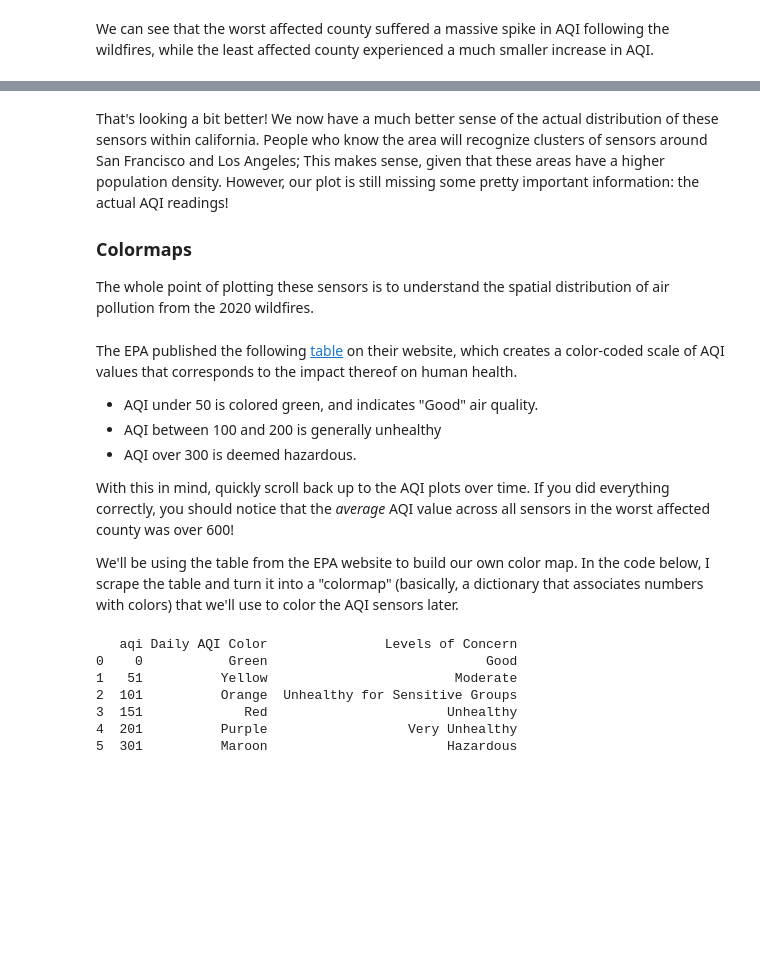
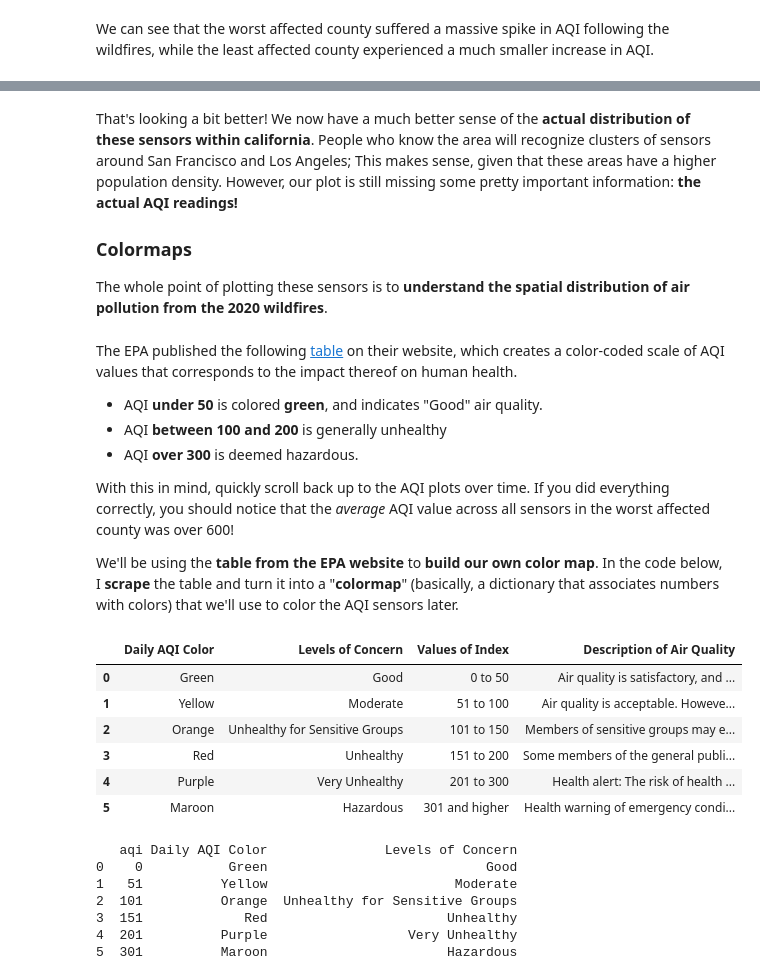
Before and after one commit to awenroberts/QM2, a Jupyter notebook: Copy_of_W3_spatial_data.ipynb, the cells around one changed output, grey strips where cells are left out. Cells and saved outputs as stored; diff of their text form; code cells hidden in the pictures; blank space fills up the shorter version.

```diff
--- a/Copy_of_W3_spatial_data.ipynb
+++ b/Copy_of_W3_spatial_data.ipynb
@@ -482,17 +458,30 @@ ImportError: dlopen(/Users/ollieballinger/miniconda3/envs/geo/lib/python3.9/site
 # %% [markdown]
-That's looking a bit better! We now have a much better sense of the actual distribution of these sensors within california. People who know the area will recognize clusters of sensors around San Francisco and Los Angeles; This makes sense, given that these areas have a higher population density. However, our plot is still missing some pretty important information: the actual AQI readings!
+That's looking a bit better! We now have a much better sense of the **actual distribution of these sensors within california**. People who know the area will recognize clusters of sensors around San Francisco and Los Angeles; This makes sense, given that these areas have a higher population density. However, our plot is still missing some pretty important information: **the actual AQI readings!**
 
 ### Colormaps
 
-The whole point of plotting these sensors is to understand the spatial distribution of air pollution from the 2020 wildfires.
+The whole point of plotting these sensors is to **understand the spatial distribution of air pollution from the 2020 wildfires**.
 # %% [markdown]
 The EPA published the following [table](https://www.airnow.gov/aqi/aqi-basics/) on their website, which creates a color-coded scale of AQI values that corresponds to the impact thereof on human health.
 
-- AQI under 50 is colored green, and indicates "Good" air quality.
-- AQI between 100 and 200 is generally unhealthy
-- AQI over 300 is deemed hazardous.
+- AQI **under 50** is colored **green**, and indicates "Good" air quality.
+- AQI **between 100 and 200** is generally unhealthy
+- AQI **over 300** is deemed hazardous.
 
 With this in mind, quickly scroll back up to the AQI plots over time. If you did everything correctly, you should notice that the *average* AQI value across all sensors in the worst affected county was over 600!
 
-We'll be using the table from the EPA website to build our own color map. In the code below, I scrape the table and turn it into a "colormap" (basically, a dictionary that associates numbers with colors) that we'll use to color the AQI sensors later.
+We'll be using the **table from the EPA website** to **build our own color map**. In the code below, I **scrape** the table and turn it into a "**colormap**" (basically, a dictionary that associates numbers with colors) that we'll use to color the AQI sensors later.
+# %%
+# scrape the table of AQI values and corresponding colors
+# save it as a dataframe called colors
+colors=pd.read_html('https://www.airnow.gov/aqi/aqi-basics/')[0]
+display(colors)
+# %% [output]
+|  | Daily AQI Color | Levels of Concern | Values of Index | Description of Air Quality |
+| 0 | Green | Good | 0 to 50 | Air quality is satisfactory, and ... |
+| 1 | Yellow | Moderate | 51 to 100 | Air quality is acceptable. Howeve... |
+| 2 | Orange | Unhealthy for Sensitive Groups | 101 to 150 | Members of sensitive groups may e... |
+| 3 | Red | Unhealthy | 151 to 200 | Some members of the general publi... |
+| 4 | Purple | Very Unhealthy | 201 to 300 | Health alert: The risk of health ... |
+| 5 | Maroon | Hazardous | 301 and higher | Health warning of emergency condi... |
 # %%
```
Also changed, not shown: parts of 19 cells of this notebook.
